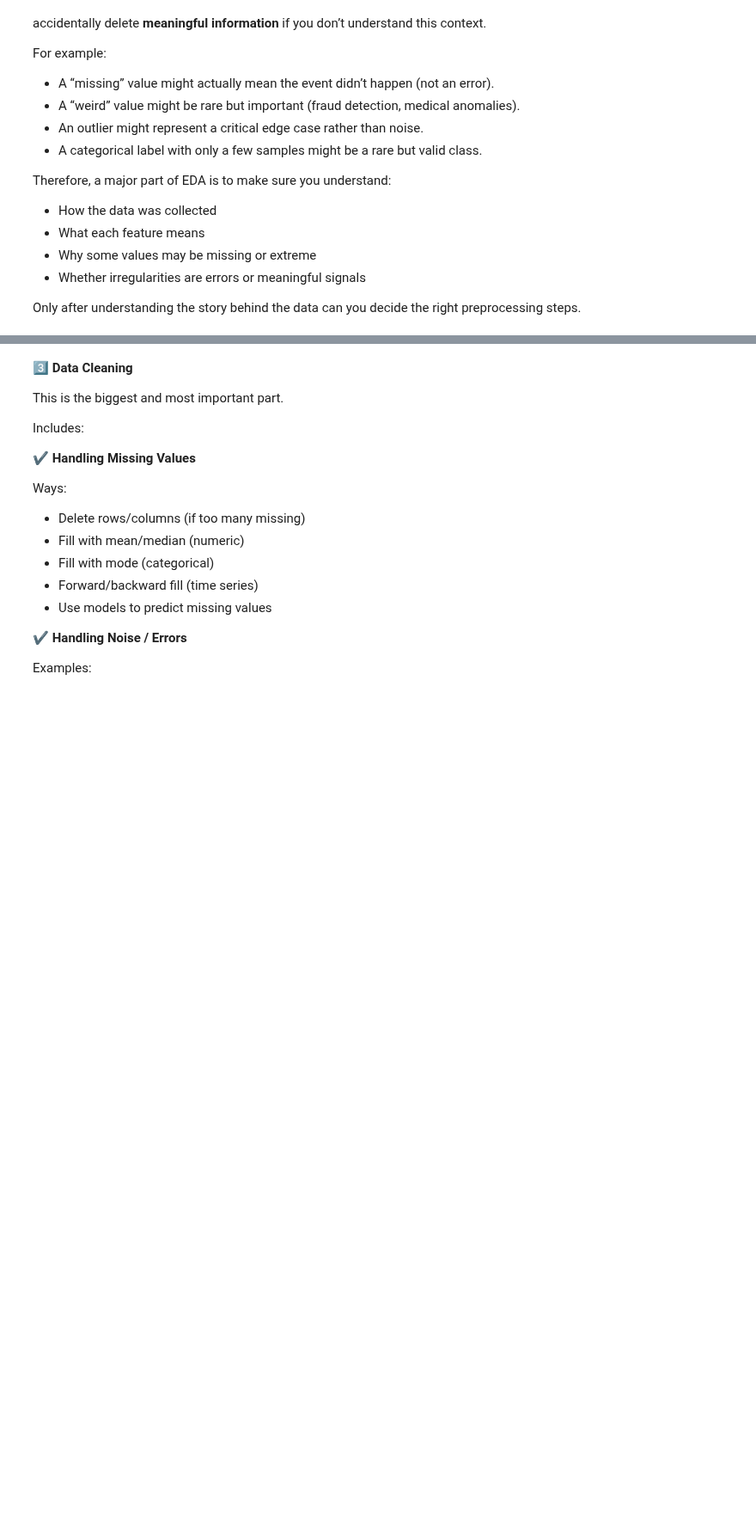
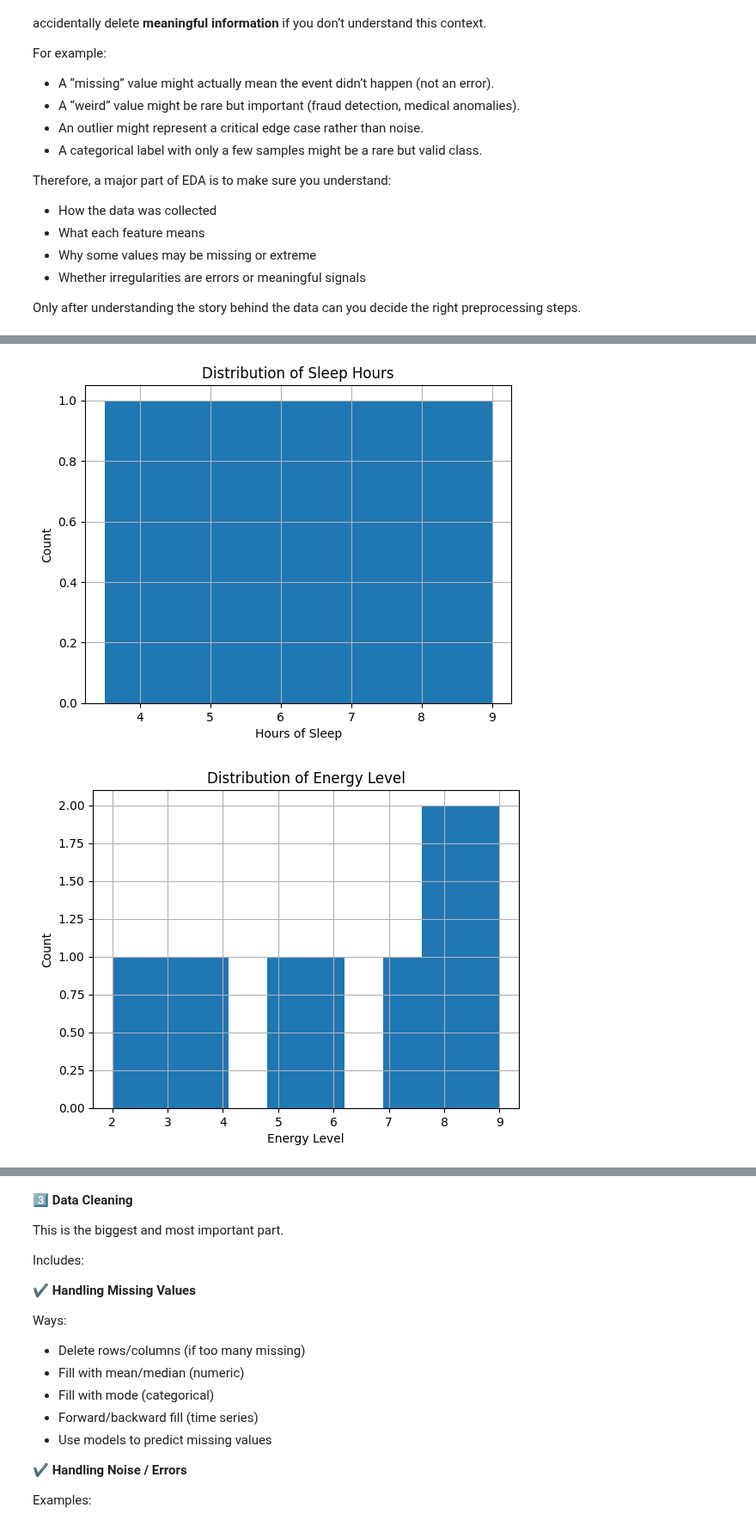
Before and after one commit to dnlmkhlv/ml, a Jupyter notebook: data-preprocessing/data-preprocessing.ipynb, the cells around one changed output, grey strips where cells are left out. Shown at 86% size. Drawn from its saved outputs; the diff is of its cells as text; code cells hidden in the pictures; blank space fills up the shorter version.

```diff
--- a/data-preprocessing/data-preprocessing.ipynb
+++ b/data-preprocessing/data-preprocessing.ipynb
@@ -81,0 +175,17 @@ Only after understanding the story behind the data can you decide the right prep
+# %%
+import matplotlib.pyplot as plt
+
+df["hours_sleep"].hist(bins=10)
+plt.xlabel("Hours of Sleep")
+plt.ylabel("Count")
+plt.title("Distribution of Sleep Hours")
+plt.show()
+
+df["energy_level"].hist(bins=10)
+plt.xlabel("Energy Level")
+plt.ylabel("Count")
+plt.title("Distribution of Energy Level")
+plt.show()
+# %% [output]
+[figure, added]
+[figure, added]
```
Also changed, not shown: parts of 8 cells of this notebook.
